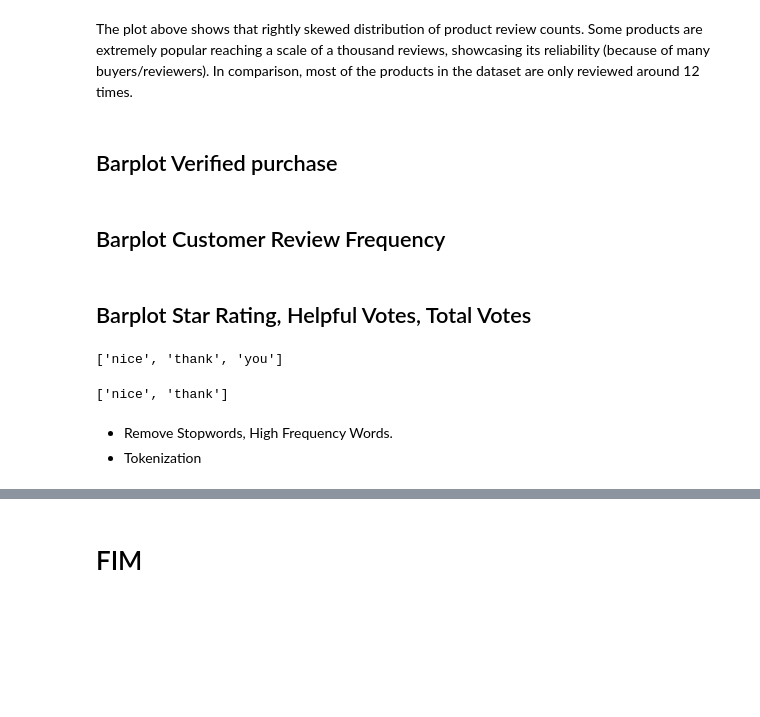
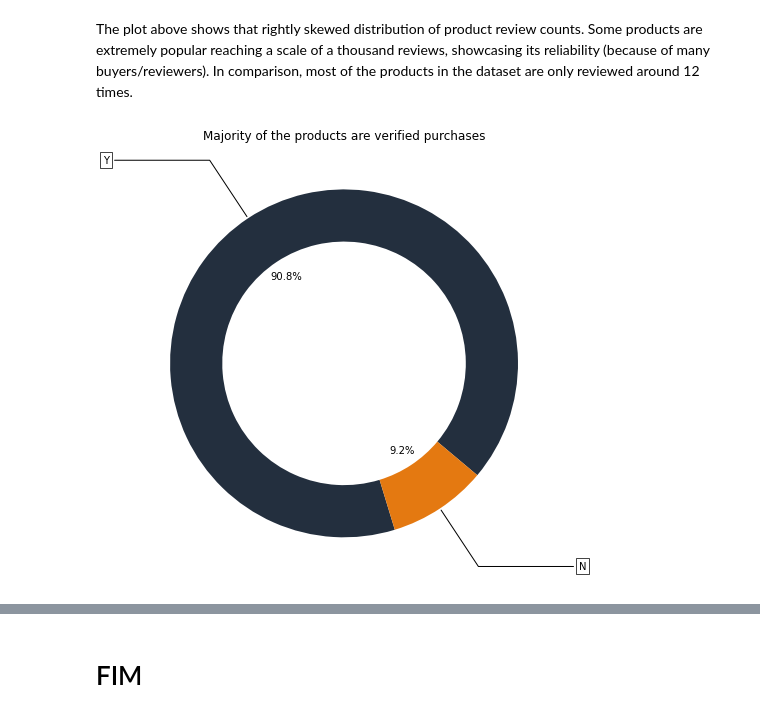
Before and after one commit to abeljoshua20/Amazon-Customer-Review-Network-Analysis, a Jupyter notebook: Final Project.ipynb, the cells around one changed output, grey strips where cells are left out. Drawn from its saved outputs; the diff is of its cells as text; code cells hidden in the pictures; blank space fills up the shorter version.

```diff
--- a/Final Project.ipynb
+++ b/Final Project.ipynb
@@ -21,3 +29,6 @@ from gensim.utils import simple_preprocess
+# %%
+aws_palette = ['#232f3e', '#e47911', '#007eb9', '#48a3c6', '#37475a']
+sns.set_palette(palette=aws_palette)
 # %% [markdown]
 # Introduction
 # %% [markdown]
@@ -85,2 +98,10 @@ df.drop(['marketplace', 'product_category', 'vine'], axis=1, inplace=True)
+# %%
+glove_dict = dict()
+with open('embeddings/glove.6B.50d.txt', 'r', encoding='utf8') as f:
+    for line in f:
+        values = line.split()
+        word = values[0]
+        vector = np.asarray(values[1:], 'float32')
+        glove_dict[word] = vector
 # %%
 reviews = df.review_body.copy()
@@ -180,7 +197,7 @@ def text_cleaner(text):
 
 def remove_stopwords(words, stop_words=stop_words):
     """
-    Remove stop words from the list of words.
+    Remove stop words from the text.
 
     Parameters
     ----------
@@ -191,8 +208,8 @@ def remove_stopwords(words, stop_words=stop_words):
 
     Returns
     -------
-    token : list of str
-        Tokens with removed stop words.
+    text : str
+        Texts without stop words
     """
     return [word for word in words if not word in stop_words]
 # %%
@@ -232,19 +324,29 @@ plt.show()
 [figure]
 # %% [markdown]
 The plot above shows that rightly skewed distribution of product review counts. Some products are extremely popular reaching a scale of a thousand reviews, showcasing its reliability (because of many buyers/reviewers). In comparison, most of the products in the dataset are only reviewed around 12 times.
-# %% [markdown]
-## Barplot Verified purchase
-# %% [markdown]
-## Barplot Customer Review Frequency
-# %% [markdown]
-## Barplot Star Rating, Helpful Votes, Total Votes
-# %%
-clean_text = text_cleaner('nice,thank you')
-print(clean_text)
-remove_stopwords(clean_text)
-# %% [output]
-['nice', 'thank', 'you']
-['nice', 'thank']
-# %% [markdown]
-* Remove Stopwords, High Frequency Words.
-* Tokenization
+# %%
+fig, ax = plt.subplots(figsize=(12, 8))
+data = df.verified_purchase.value_counts()
+
+wedges, texts, pct = ax.pie(data, wedgeprops=dict(width=0.3),
+                            startangle=-40, autopct="%.1f%%")
+
+bbox_props = dict(boxstyle="square,pad=0.3", fc="w", ec="k", lw=0.72)
+kw = dict(arrowprops=dict(arrowstyle="-"),
+          bbox=bbox_props, zorder=0, va="center")
+
+for i, p in enumerate(wedges):
+    ang = (p.theta2 - p.theta1)/2. + p.theta1
+    y = np.sin(np.deg2rad(ang))
+    x = np.cos(np.deg2rad(ang))
+    horizontalalignment = {-1: "right", 1: "left"}[int(np.sign(x))]
+    connectionstyle = "angle,angleA=0,angleB={}".format(ang)
+    kw["arrowprops"].update({"connectionstyle": connectionstyle})
+    ax.annotate(data.index[i], xy=(x, y), xytext=(1.35*np.sign(x), 1.4*y),
+                horizontalalignment=horizontalalignment, **kw)
+
+ax.set_title('Majority of the products are verified purchases')
+
+plt.show()
+# %% [output]
+[figure, added]
```
Also changed, not shown: parts of 22 cells of this notebook.
